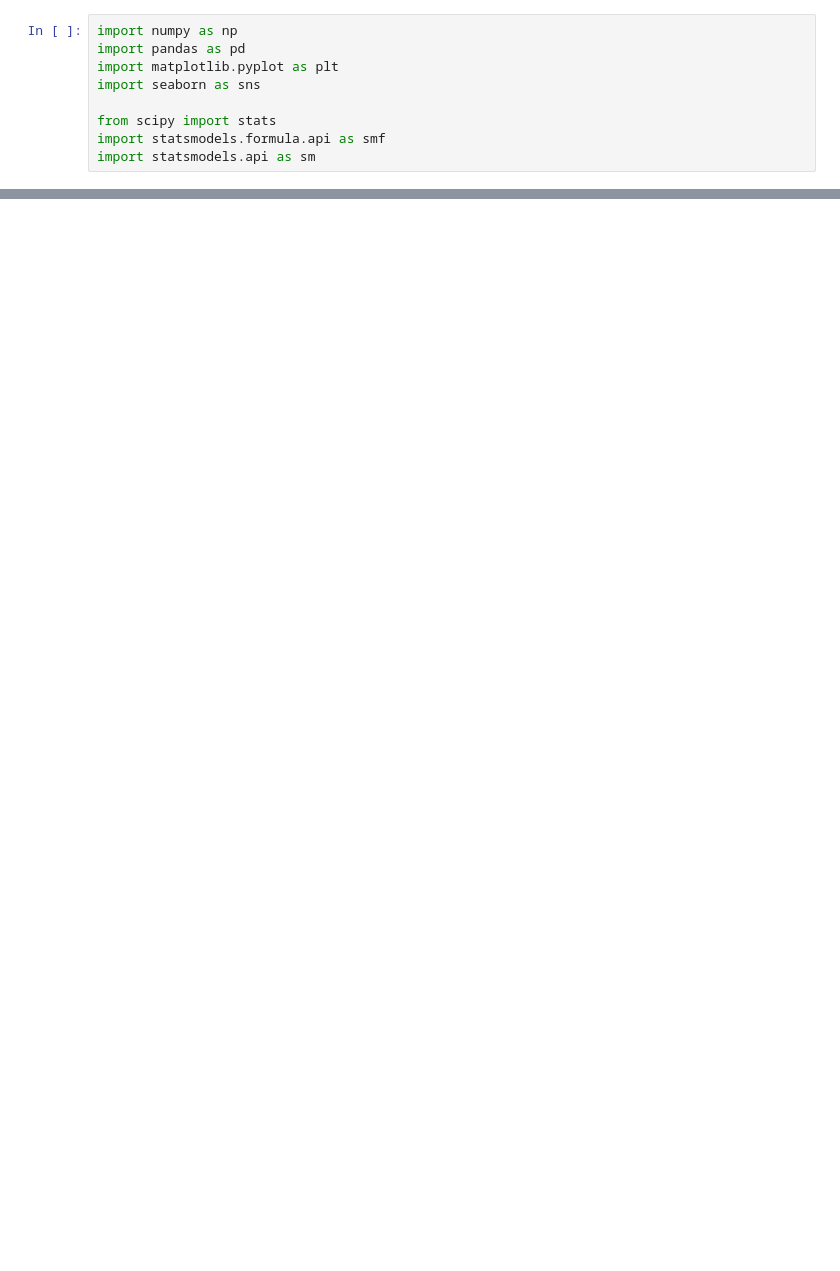
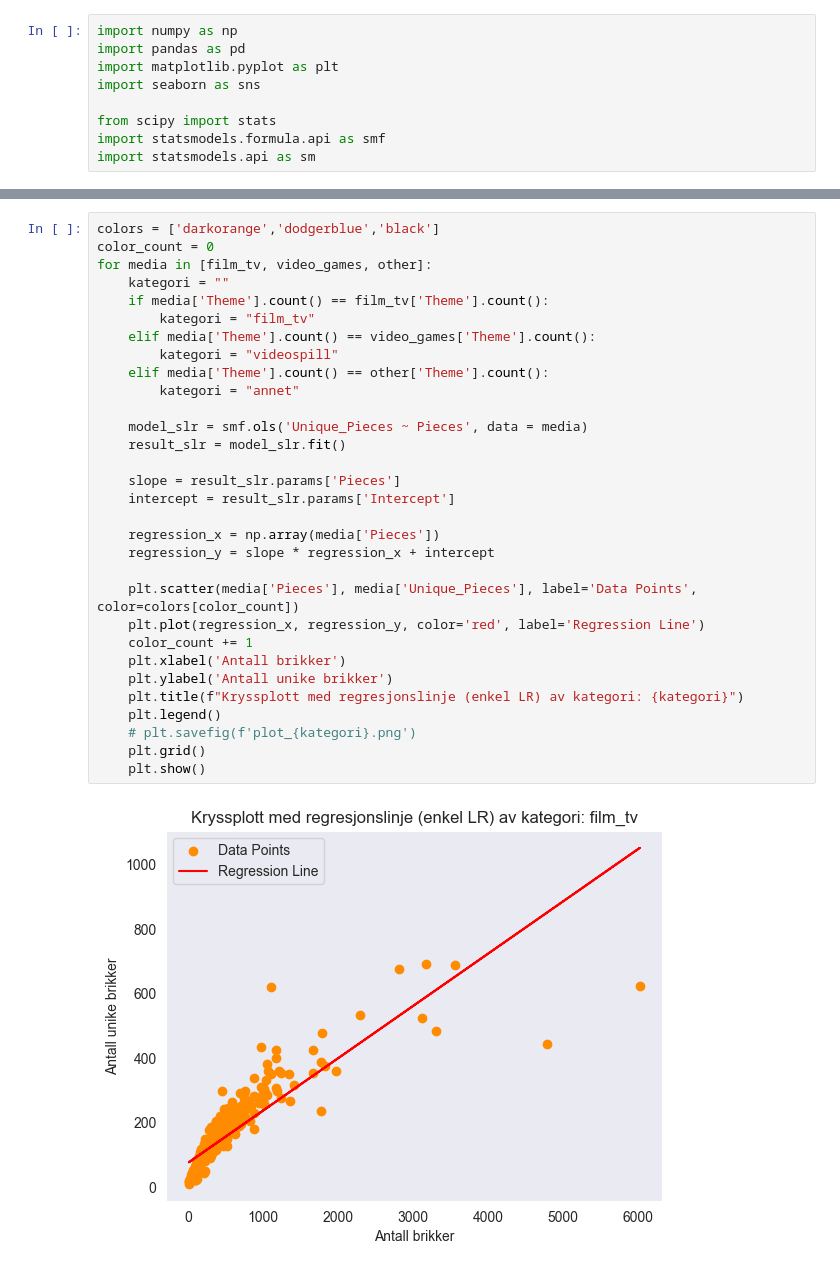
Before and after one commit to kludge7/ISTT1003-Statistikk, a Jupyter notebook: oppg1.ipynb, the cells around one changed output, grey strips where cells are left out. Cells and saved outputs as stored; diff of their text form; blank space fills up the shorter version.

```diff
--- a/oppg1.ipynb
+++ b/oppg1.ipynb
@@ -491,0 +133,33 @@ lego_set_data.groupby(['cat', 'Theme']).size().reset_index(name ='Count')
+# %%
+colors = ['darkorange','dodgerblue','black']
+color_count = 0
+for media in [film_tv, video_games, other]:
+    kategori = ""
+    if media['Theme'].count() == film_tv['Theme'].count():
+        kategori = "film_tv"
+    elif media['Theme'].count() == video_games['Theme'].count():
+        kategori = "videospill"
+    elif media['Theme'].count() == other['Theme'].count():
+        kategori = "annet"
+
+    model_slr = smf.ols('Unique_Pieces ~ Pieces', data = media)
+    result_slr = model_slr.fit()
+
+    slope = result_slr.params['Pieces']
+    intercept = result_slr.params['Intercept']
+
+    regression_x = np.array(media['Pieces'])
+    regression_y = slope * regression_x + intercept
+
+    plt.scatter(media['Pieces'], media['Unique_Pieces'], label='Data Points', color=colors[color_count])
+    plt.plot(regression_x, regression_y, color='red', label='Regression Line')
+    color_count += 1
+    plt.xlabel('Antall brikker')
+    plt.ylabel('Antall unike brikker')
+    plt.title(f"Kryssplott med regresjonslinje (enkel LR) av kategori: {kategori}")
+    plt.legend()
+    # plt.savefig(f'plot_{kategori}.png')
+    plt.grid()
+    plt.show()
+# %% [output]
+[figure, added]
```
Also changed, not shown: parts of 51 cells of this notebook, 1 other file.
